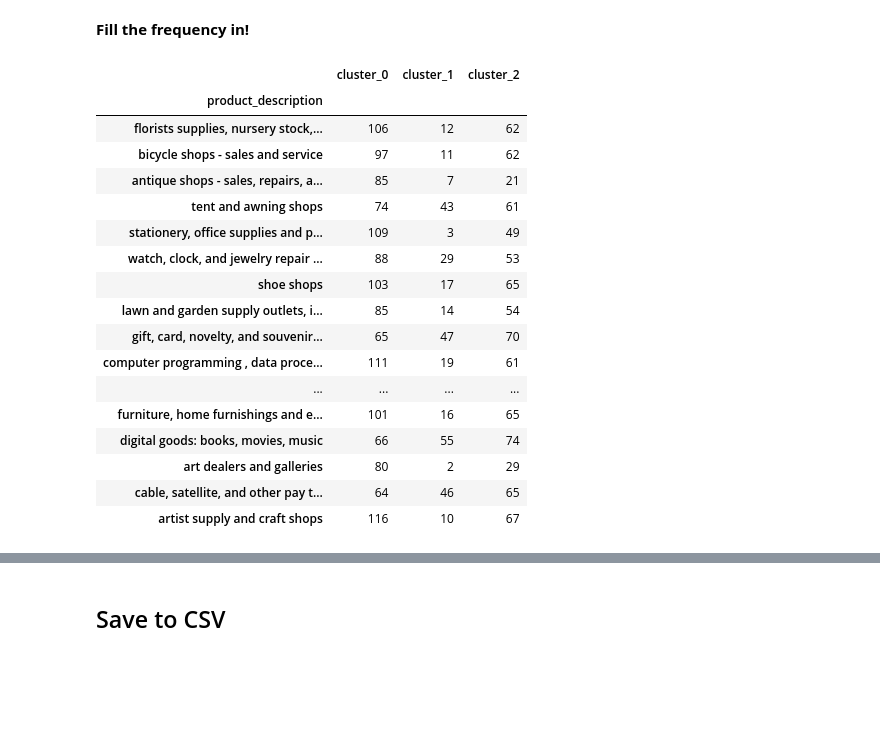
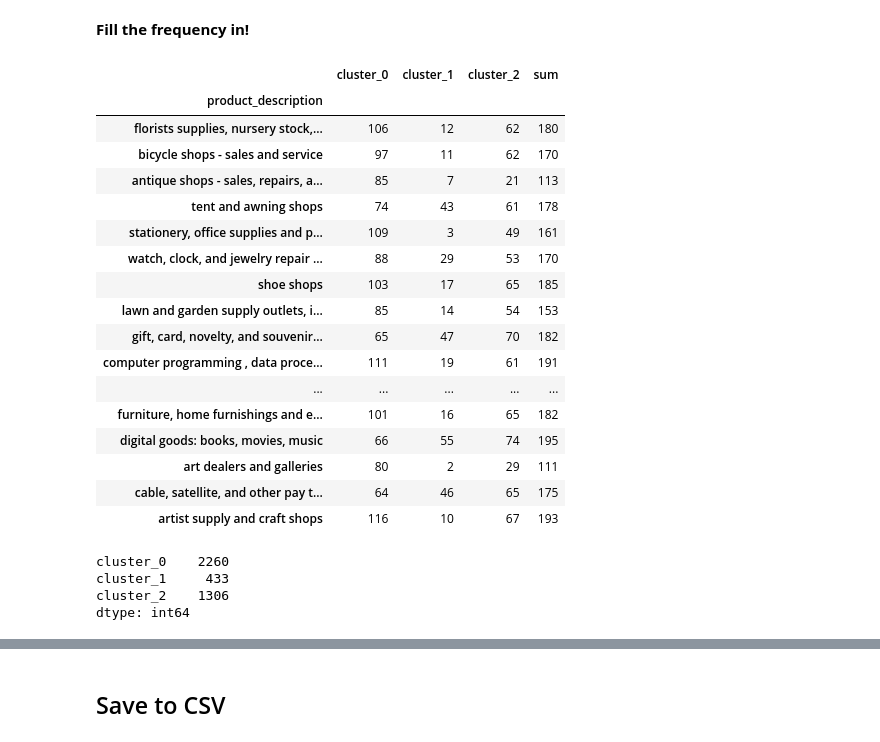
Before and after one commit to TGChenZP/MAST30034-A2_GroupWork_Py, a Jupyter notebook: notebooks/C_5_tally_merchant_cluster.ipynb, the cells around one changed output, grey strips where cells are left out. Drawn from its saved outputs; the diff is of its cells as text; code cells hidden in the pictures; blank space fills up the shorter version.

```diff
--- a/notebooks/C_5_tally_merchant_cluster.ipynb
+++ b/notebooks/C_5_tally_merchant_cluster.ipynb
@@ -109,25 +108,33 @@ display(my_tally.head(3))
 # %%
 for cluster in set(merchant_clusters.label.unique()):
     for prod_desc in prod_label_merged[prod_label_merged.label == cluster].prod_desc.values:
         my_tally.loc[prod_desc, 'cluster_'+str(cluster)] += 1
 
+my_tally['sum'] = my_tally.sum(axis=1)
 display(my_tally)
 # %% [output]
-|  | cluster_0 | cluster_1 | cluster_2 |
-| product_description |  |  |  |
-| florists supplies, nursery stock,... | 106 | 12 | 62 |
-| bicycle shops - sales and service | 97 | 11 | 62 |
-| antique shops - sales, repairs, a... | 85 | 7 | 21 |
-| tent and awning shops | 74 | 43 | 61 |
-| stationery, office supplies and p... | 109 | 3 | 49 |
-| watch, clock, and jewelry repair ... | 88 | 29 | 53 |
-| shoe shops | 103 | 17 | 65 |
-| lawn and garden supply outlets, i... | 85 | 14 | 54 |
-| gift, card, novelty, and souvenir... | 65 | 47 | 70 |
-| computer programming , data proce... | 111 | 19 | 61 |
-| ... | ... | ... | ... |
-| furniture, home furnishings and e... | 101 | 16 | 65 |
-| digital goods: books, movies, music | 66 | 55 | 74 |
-| art dealers and galleries | 80 | 2 | 29 |
-| cable, satellite, and other pay t... | 64 | 46 | 65 |
-| artist supply and craft shops | 116 | 10 | 67 |
+|  | cluster_0 | cluster_1 | cluster_2 | sum |
+| product_description |  |  |  |  |
+| florists supplies, nursery stock,... | 106 | 12 | 62 | 180 |
+| bicycle shops - sales and service | 97 | 11 | 62 | 170 |
+| antique shops - sales, repairs, a... | 85 | 7 | 21 | 113 |
+| tent and awning shops | 74 | 43 | 61 | 178 |
+| stationery, office supplies and p... | 109 | 3 | 49 | 161 |
+| watch, clock, and jewelry repair ... | 88 | 29 | 53 | 170 |
+| shoe shops | 103 | 17 | 65 | 185 |
+| lawn and garden supply outlets, i... | 85 | 14 | 54 | 153 |
+| gift, card, novelty, and souvenir... | 65 | 47 | 70 | 182 |
+| computer programming , data proce... | 111 | 19 | 61 | 191 |
+| ... | ... | ... | ... | ... |
+| furniture, home furnishings and e... | 101 | 16 | 65 | 182 |
+| digital goods: books, movies, music | 66 | 55 | 74 | 195 |
+| art dealers and galleries | 80 | 2 | 29 | 111 |
+| cable, satellite, and other pay t... | 64 | 46 | 65 | 175 |
+| artist supply and craft shops | 116 | 10 | 67 | 193 |
+# %%
+my_tally.sum()
+# %% [output]
+cluster_0    2260
+cluster_1     433
+cluster_2    1306
+dtype: int64
```
Also changed, not shown: parts of 12 cells of this notebook, 2 other files.
